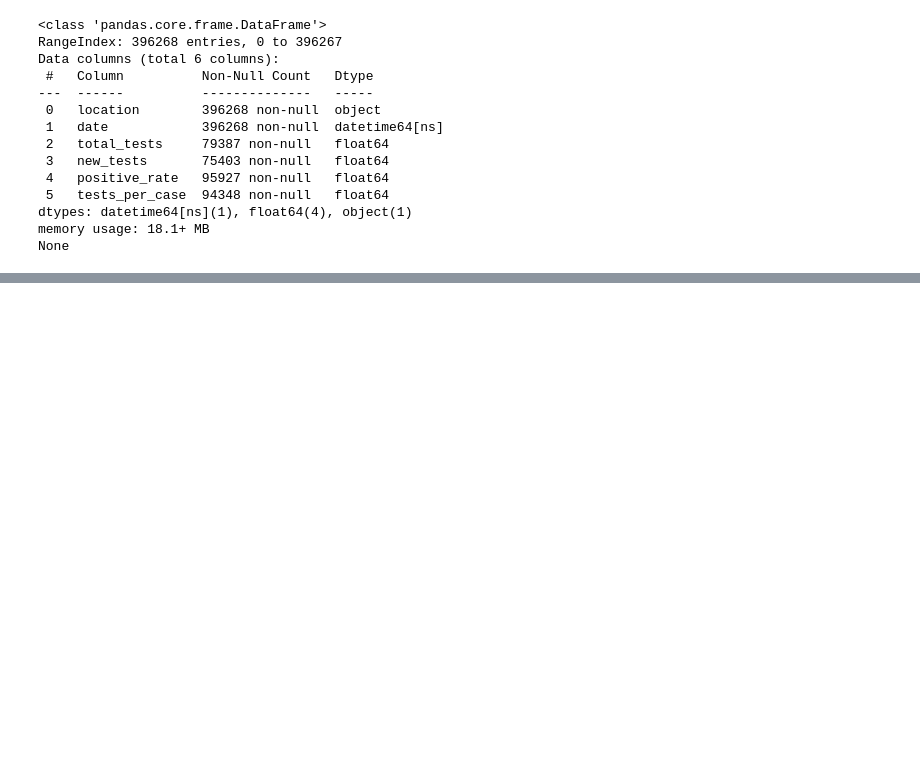
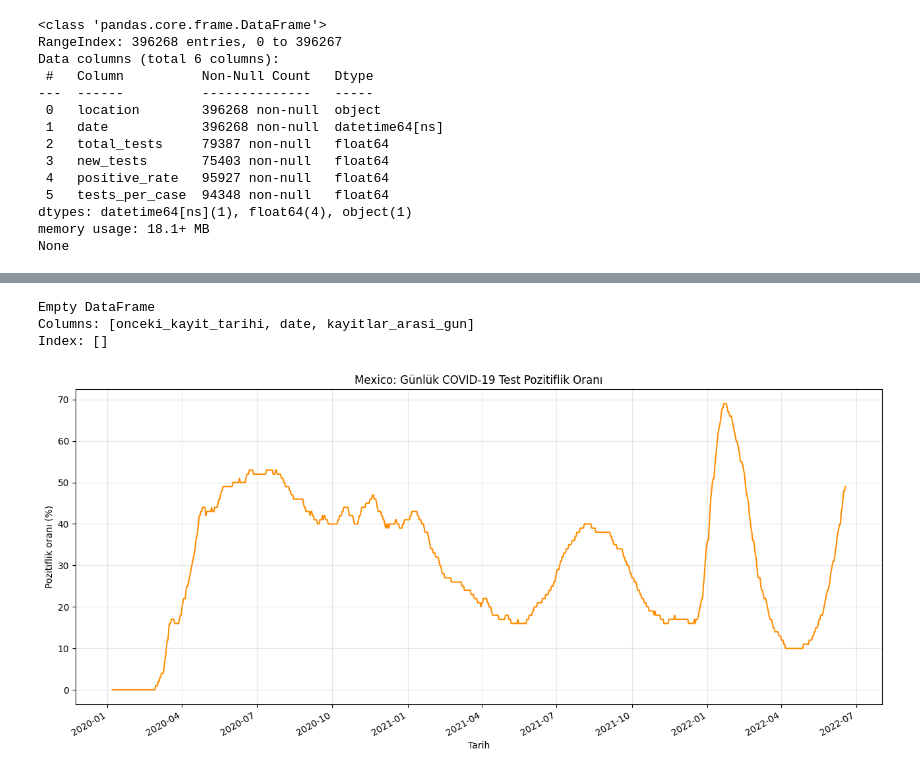
Before and after one commit to nazlican-engineer/CoronaVirusProject, a Jupyter notebook: covid_analysis.ipynb, the cells around one changed output, grey strips where cells are left out. Saved outputs shown, nothing was run; the diff lists cells and outputs as text; code cells hidden in the pictures; blank space fills up the shorter version.

Commit message:
günlük test ve pozitif vaka oranının grafikte gösterilmesi

```diff
--- a/covid_analysis.ipynb
+++ b/covid_analysis.ipynb
@@ -3553,0 +3635,51 @@ print(
+# %%
+mexico_positive_rate = (
+    selected_positive_rate
+    .dropna(subset=['positive_rate'])
+    .copy()
+)
+
+mexico_positive_rate['onceki_kayit_tarihi'] = (
+    mexico_positive_rate['date'].shift(1)
+)
+
+mexico_positive_rate['kayitlar_arasi_gun'] = (
+    mexico_positive_rate['date']
+    - mexico_positive_rate['onceki_kayit_tarihi']
+).dt.days
+
+mexico_positive_rate_gaps = mexico_positive_rate.loc[
+    mexico_positive_rate['kayitlar_arasi_gun'].gt(1),
+    [
+        'onceki_kayit_tarihi',
+        'date',
+        'kayitlar_arasi_gun'
+    ]
+]
+
+print(mexico_positive_rate_gaps)
+# %% [output]
+Empty DataFrame
+Columns: [onceki_kayit_tarihi, date, kayitlar_arasi_gun]
+Index: []
+# %%
+fig, ax = plt.subplots(figsize=(13, 6))
+
+ax.plot(
+    mexico_positive_rate['date'],
+    mexico_positive_rate['positive_rate'] * 100,
+    color='darkorange',
+    linewidth=1.5
+)
+
+ax.set_title('Mexico: Günlük COVID-19 Test Pozitiflik Oranı')
+ax.set_xlabel('Tarih')
+ax.set_ylabel('Pozitiflik oranı (%)')
+
+ax.grid(alpha=0.3)
+
+fig.autofmt_xdate()
+plt.tight_layout()
+plt.show()
+# %% [output]
+[figure, added]
```
Also changed, not shown: parts of 6 cells of this notebook.
